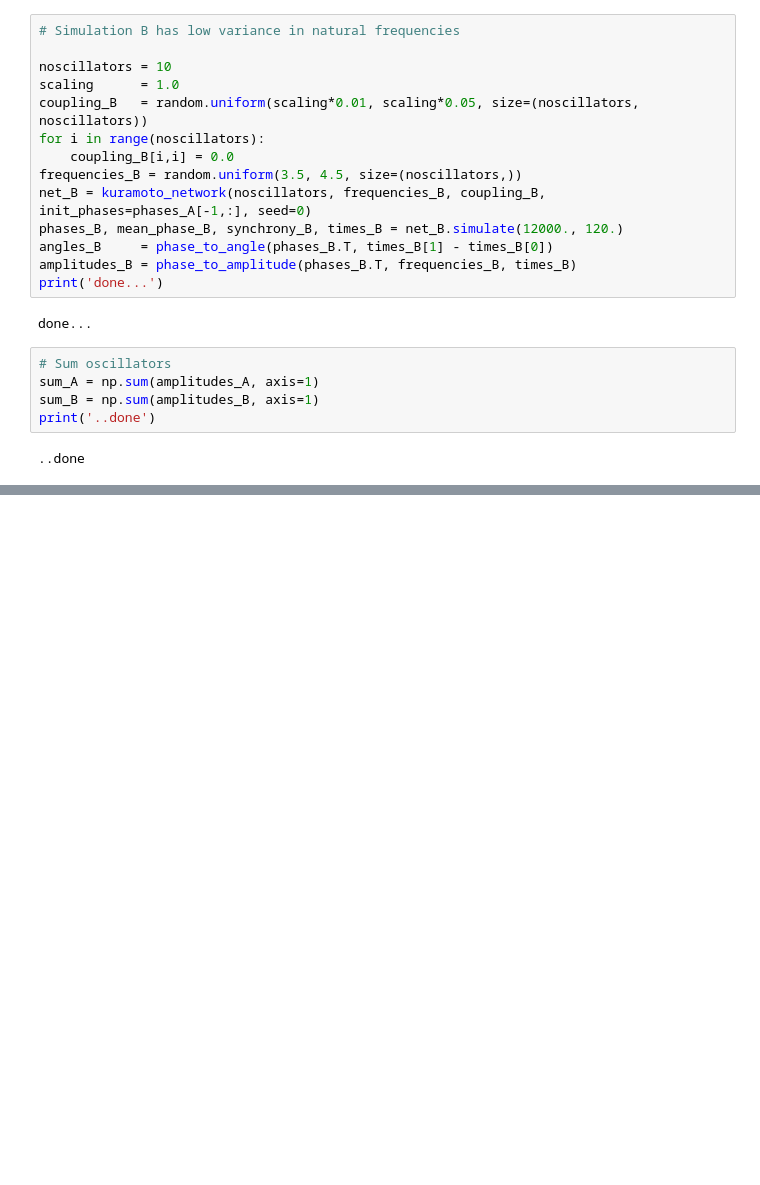
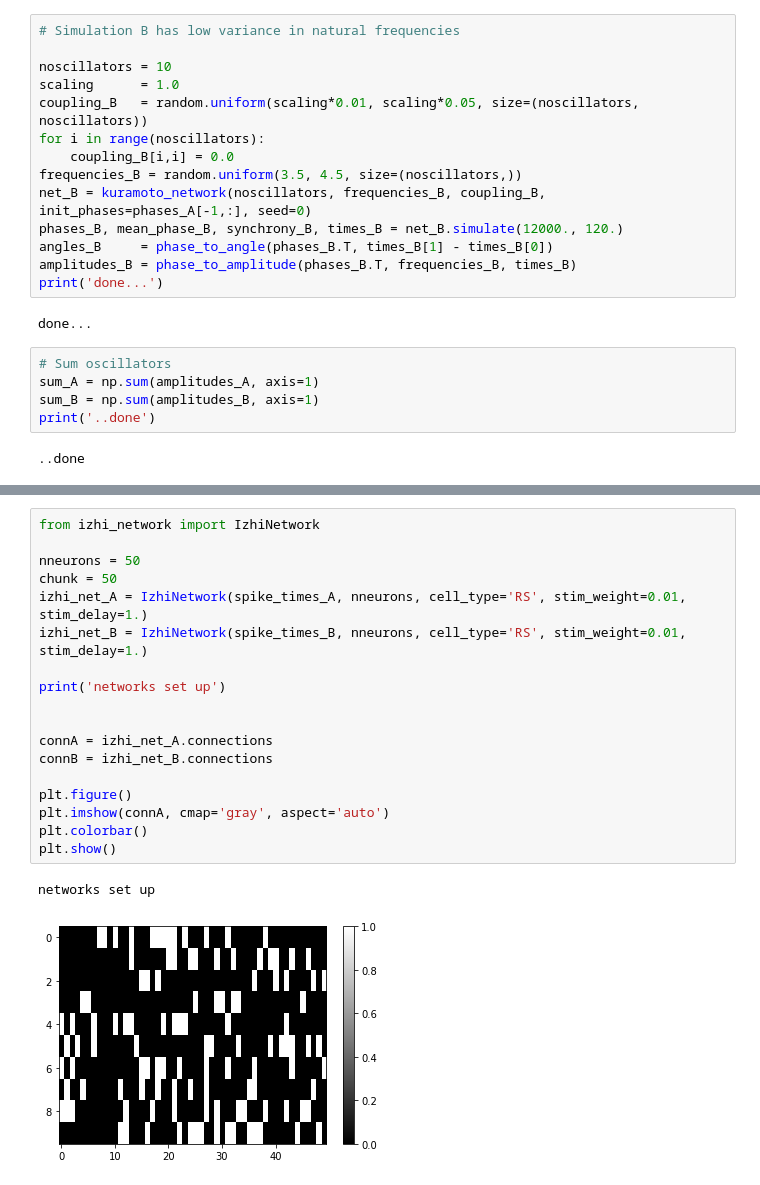
Before and after one commit to dhadjia1/epilepsy_kuramoto, a Jupyter notebook: izhi/main_simulation_izhi.ipynb, the cells around one changed output, grey strips where cells are left out. Saved outputs shown, nothing was run; the diff lists cells and outputs as text; blank space fills up the shorter version.

```diff
--- a/izhi/main_simulation_izhi.ipynb
+++ b/izhi/main_simulation_izhi.ipynb
@@ -274,0 +262,21 @@ plt.show()
+# %%
+from izhi_network import IzhiNetwork
+
+nneurons = 50
+chunk = 50
+izhi_net_A = IzhiNetwork(spike_times_A, nneurons, cell_type='RS', stim_weight=0.01, stim_delay=1.)
+izhi_net_B = IzhiNetwork(spike_times_B, nneurons, cell_type='RS', stim_weight=0.01, stim_delay=1.)
+
+print('networks set up')
+
+
+connA = izhi_net_A.connections
+connB = izhi_net_B.connections
+
+plt.figure()
+plt.imshow(connA, cmap='gray', aspect='auto')
+plt.colorbar()
+plt.show()
+# %% [output]
+networks set up
+[figure, added]
```
Also changed, not shown: parts of 11 cells of this notebook, 1 other file.
